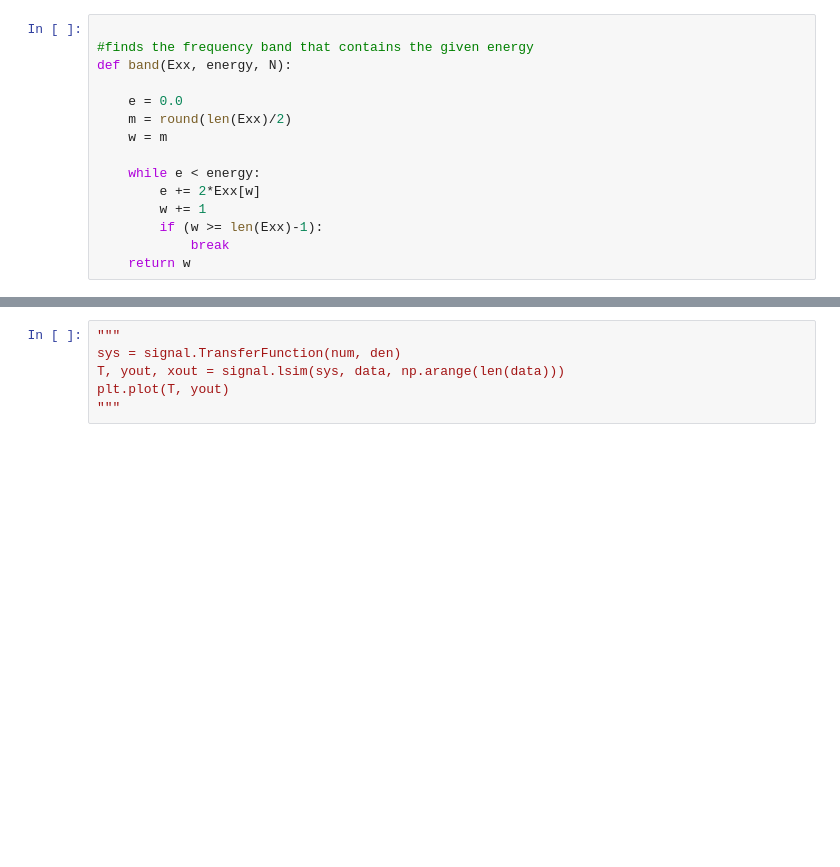
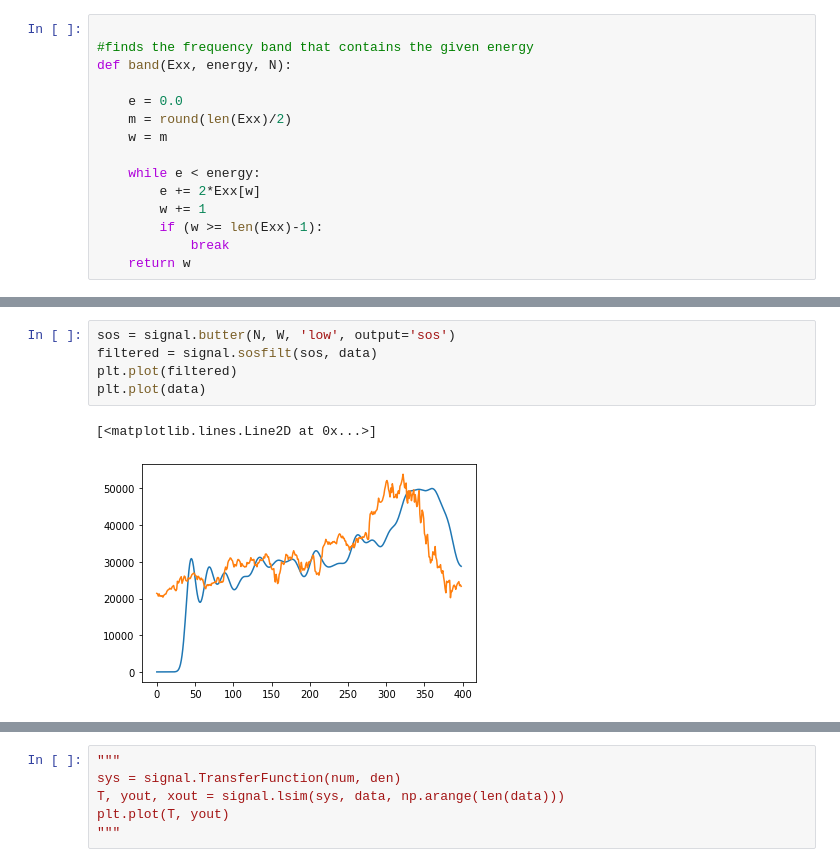
Before and after one commit to yassinkortam/ma_analysis, a Jupyter notebook: ma_analysis.ipynb, the cells around one changed output, grey strips where cells are left out. Saved outputs shown, nothing was run; the diff lists cells and outputs as text; blank space fills up the shorter version.

```diff
--- a/ma_analysis.ipynb
+++ b/ma_analysis.ipynb
@@ -106,3 +95,11 @@ plt.plot(data)
+# %%
+sos = signal.butter(N, W, 'low', output='sos')
+filtered = signal.sosfilt(sos, data)
+plt.plot(filtered)
+plt.plot(data)
+# %% [output]
+[<matplotlib.lines.Line2D at 0x...>]
+[figure, added]
 # %%
 L = round(np.sqrt(0.196202+(W/(2*np.pi))**2)/(W/(2*np.pi)))
 print("MA length for {}%: {}".format(Ep*100, L))
```
Also changed, not shown: parts of 5 cells of this notebook.
